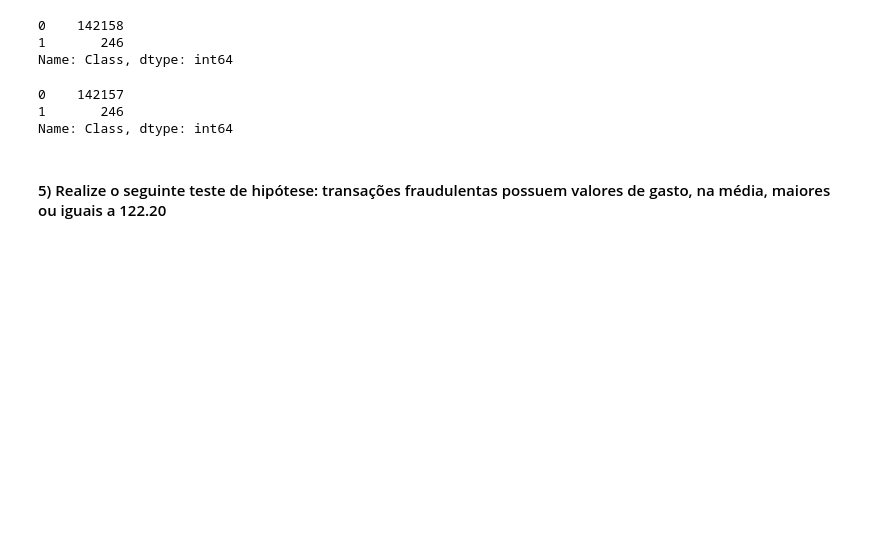
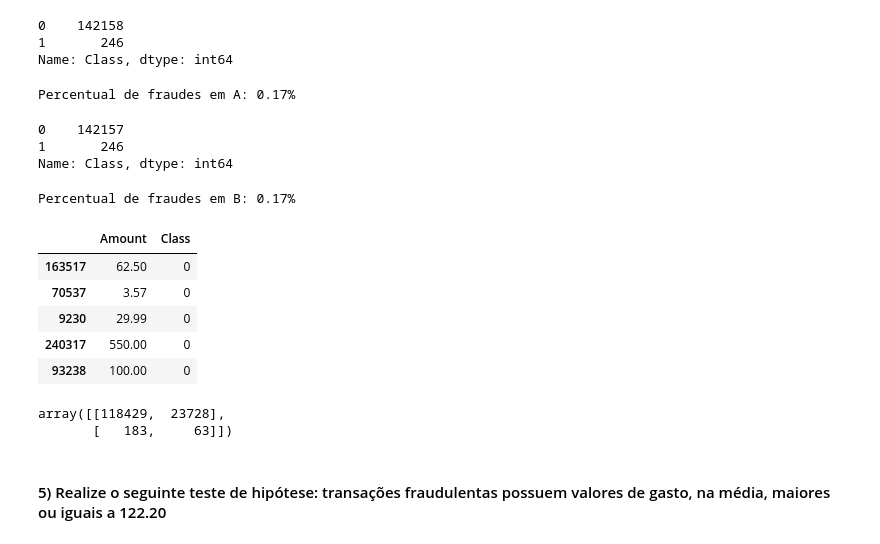
Before and after one commit to htbrandao/pos-grad-iesb-ia, a Jupyter notebook: stats-n-python/aula09/trab-02/trabalho-02.ipynb, the cells around one changed output. Cells and saved outputs as stored; diff of their text form; code cells hidden in the pictures; blank space fills up the shorter version.

```diff
--- a/stats-n-python/aula09/trab-02/trabalho-02.ipynb
+++ b/stats-n-python/aula09/trab-02/trabalho-02.ipynb
@@ -208,4 +207,10 @@ True
 0    142158
 1       246
 Name: Class, dtype: int64
+# %%
+perc_fraudes_em_A = (A['Class'].value_counts()[1]/A.shape[0]) * 100
+perc_fraudes_em_A
+print('Percentual de fraudes em A: {:.2f}%'.format(perc_fraudes_em_A))
+# %% [output]
+Percentual de fraudes em A: 0.17%
 # %%
@@ -214,3 +219,9 @@ Name: Class, dtype: int64
 0    142157
 1       246
 Name: Class, dtype: int64
+# %%
+perc_fraudes_em_B = (B['Class'].value_counts()[1]/B.shape[0]) * 100
+perc_fraudes_em_B
+print('Percentual de fraudes em B: {:.2f}%'.format(perc_fraudes_em_B))
+# %% [output]
+Percentual de fraudes em B: 0.17%
@@ -216,0 +234,9 @@ Name: Class, dtype: int64
+# %%
+B.head()
+# %% [output]
+|  | Amount | Class |
+| 163517 | 62.50 | 0 |
+| 70537 | 3.57 | 0 |
+| 9230 | 29.99 | 0 |
+| 240317 | 550.00 | 0 |
+| 93238 | 100.00 | 0 |
@@ -217,3 +245,8 @@ Name: Class, dtype: int64
+# %%
+confusion_matrix(y_true=B['Class'], y_pred=B['Pred_regra'])
+# %% [output]
+array([[118429,  23728],
+       [   183,     63]])
 # %% [markdown]
 #### 5) Realize o seguinte teste de hipótese: transações fraudulentas possuem valores de gasto, na média, maiores ou iguais a 122.20
 # %% [markdown]
```
Also changed, not shown: parts of 10 cells of this notebook.
